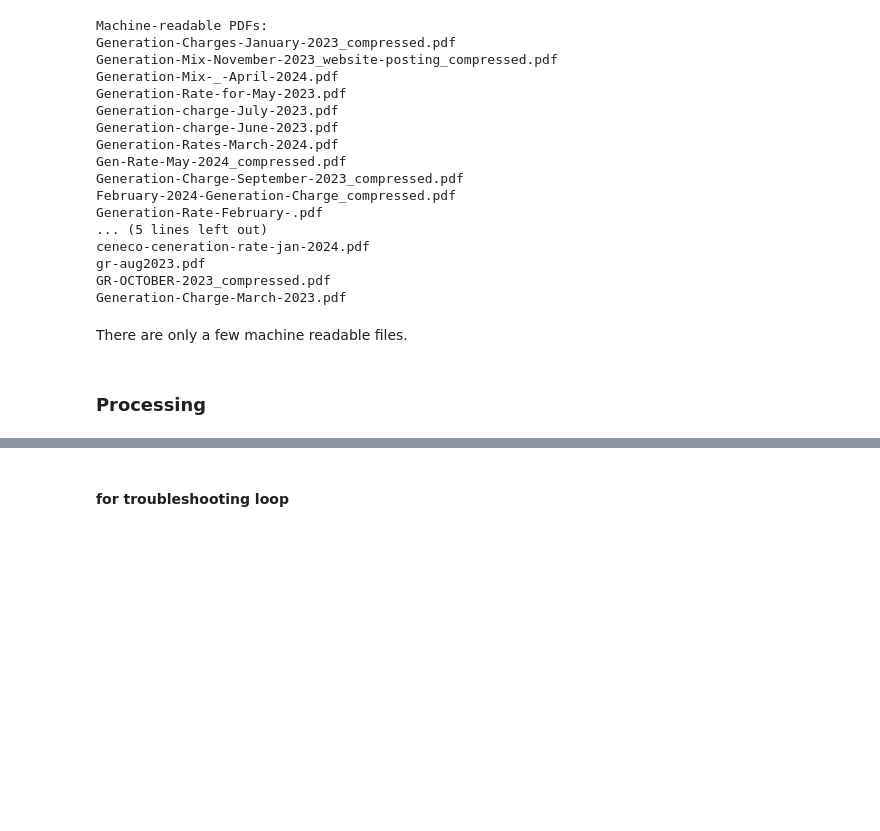
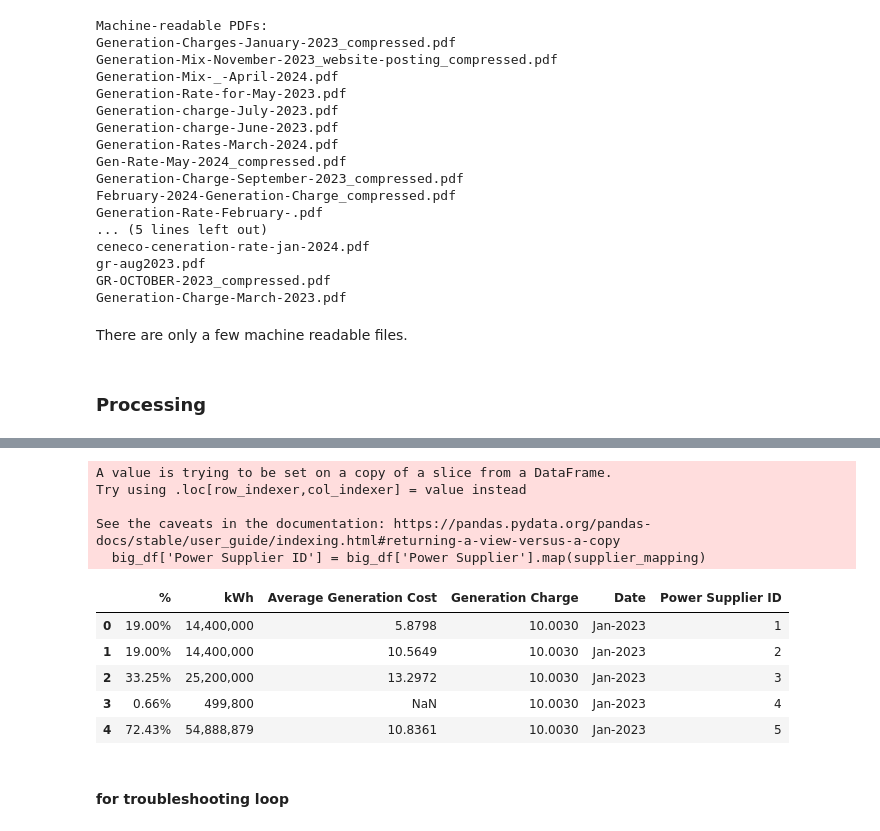
Before and after one commit to andreasenson/Scrape-DU-Generation-Charge, a Jupyter notebook: CENECO/scrape_CENECO.ipynb, the cells around one changed output, grey strips where cells are left out. Drawn from its saved outputs; the diff is of its cells as text; code cells hidden in the pictures; blank space fills up the shorter version.

```diff
--- a/CENECO/scrape_CENECO.ipynb
+++ b/CENECO/scrape_CENECO.ipynb
@@ -262,6 +262,10 @@ def extract_date_from_filename(filename):
         month = match.group(1)[:3].capitalize()
         year = match.group(2)
         return f"{month}-{year}"
+    else:
+        # Check if the filename contains "February"
+        if 'February' in filename:
+            return "Feb-2023"
     return None
 
 # Loop through each PDF file in the folder
@@ -334,7 +338,6 @@ for file_name in os.listdir(folder_path):
             # Skip the file if it's not machine-readable or any error occurs
             print(f"Skipping {file_name}: {e}")
 
-# Display the combined DataFrame
 big_df
 # %% [output]
 pdf downloads/GR-APR.pdf
@@ -373,0 +379,3 @@ pdf downloads/Generation-Charge-March-2023.pdf
+# %%
+big_df = big_df.dropna(subset=['Generation Charge'])
+big_df
@@ -373,0 +402,3 @@ pdf downloads/Generation-Charge-March-2023.pdf
+# %%
+unique_suppliers = big_df['Power Supplier'].unique()
+unique_suppliers
@@ -373,0 +411,8 @@ pdf downloads/Generation-Charge-March-2023.pdf
+# %%
+# Create a mapping of power suppliers to unique IDs
+supplier_id_map = {supplier: id+1 for id, supplier in enumerate(unique_suppliers)}
+
+# Create a new DataFrame from the mapping
+supplier_df = pd.DataFrame(list(supplier_id_map.items()), columns=['Power Supplier', 'Power Supplier ID'])
+
+supplier_df
@@ -373,0 +428,26 @@ pdf downloads/Generation-Charge-March-2023.pdf
+# %%
+# Create a mapping from Power Suppliers to Supplier IDs
+supplier_mapping = dict(zip(supplier_df['Power Supplier'], supplier_df['Power Supplier ID']))
+
+# Replace names with IDs in big_df
+big_df['Power Supplier ID'] = big_df['Power Supplier'].map(supplier_mapping)
+
+# Ensure IDs are not converted to floats
+#big_df['Power Supplier ID'] = big_df['Power Supplier ID'].astype(int)
+
+# Drop the old Power Suppliers column
+big_df = big_df.drop(columns=['Power Supplier'])
+
+big_df.head()
+# %% [output]
+A value is trying to be set on a copy of a slice from a DataFrame.
+Try using .loc[row_indexer,col_indexer] = value instead
+
+See the caveats in the documentation: https://pandas.pydata.org/pandas-docs/stable/user_guide/indexing.html#returning-a-view-versus-a-copy
+  big_df['Power Supplier ID'] = big_df['Power Supplier'].map(supplier_mapping)
+|  | % | kWh | Average Generation Cost | Generation Charge | Date | Power Supplier ID |
+| 0 | 19.00% | 14,400,000 | 5.8798 | 10.0030 | Jan-2023 | 1 |
+| 1 | 19.00% | 14,400,000 | 10.5649 | 10.0030 | Jan-2023 | 2 |
+| 2 | 33.25% | 25,200,000 | 13.2972 | 10.0030 | Jan-2023 | 3 |
+| 3 | 0.66% | 499,800 | NaN | 10.0030 | Jan-2023 | 4 |
+| 4 | 72.43% | 54,888,879 | 10.8361 | 10.0030 | Jan-2023 | 5 |
```
Also changed, not shown: parts of 12 cells of this notebook, 1 other file.
